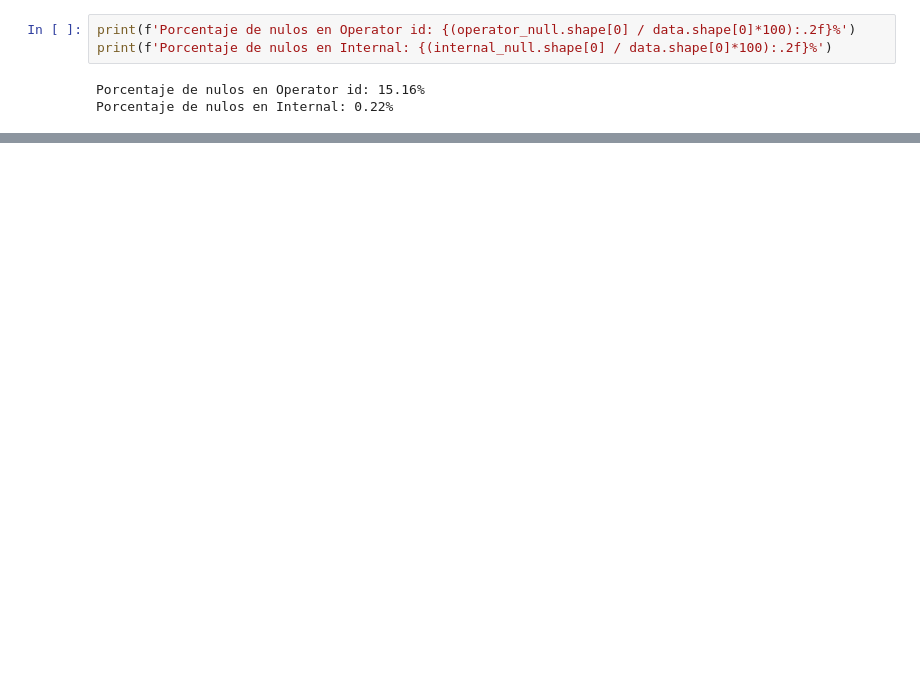
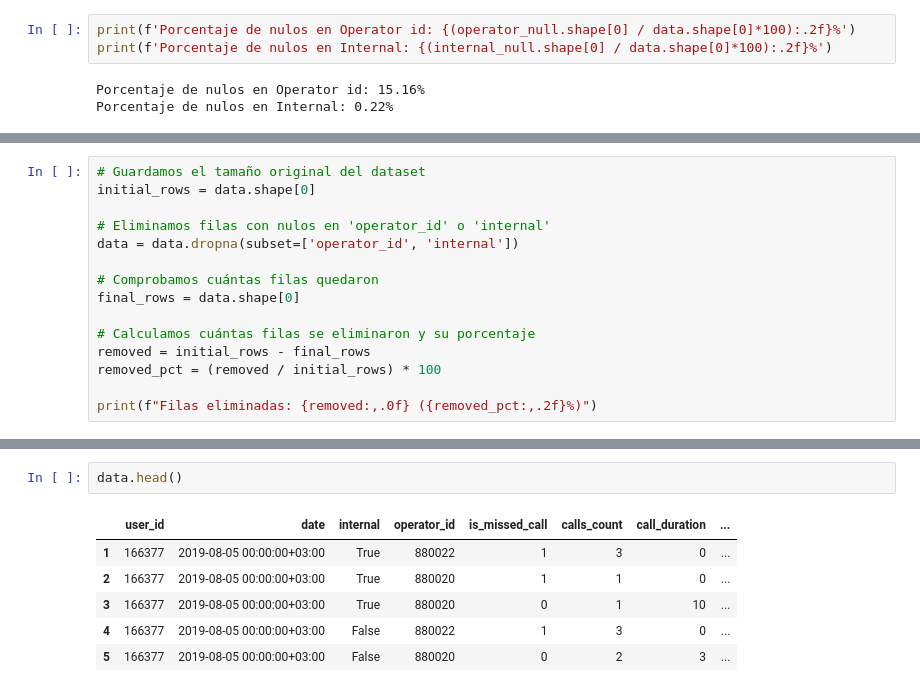
Before and after one commit to latostadorano/inefficient-operators-analysis, a Jupyter notebook: s14_telecom.ipynb, the cells around one changed output, grey strips where cells are left out. Cells and saved outputs as stored; diff of their text form; blank space fills up the shorter version.

```diff
--- a/s14_telecom.ipynb
+++ b/s14_telecom.ipynb
@@ -225,0 +216,15 @@ Name: count, dtype: int64
+# %%
+# Guardamos el tamaño original del dataset
+initial_rows = data.shape[0]
+
+# Eliminamos filas con nulos en 'operator_id' o 'internal'
+data = data.dropna(subset=['operator_id', 'internal'])
+
+# Comprobamos cuántas filas quedaron
+final_rows = data.shape[0]
+
+# Calculamos cuántas filas se eliminaron y su porcentaje
+removed = initial_rows - final_rows
+removed_pct = (removed / initial_rows) * 100
+
+print(f"Filas eliminadas: {removed:,.0f} ({removed_pct:,.2f}%)")
@@ -225,0 +281,9 @@ Name: count, dtype: int64
+# %%
+data.head()
+# %% [output]
+|  | user_id | date | internal | operator_id | is_missed_call | calls_count | call_duration | ... |
+| 1 | 166377 | 2019-08-05 00:00:00+03:00 | True | 880022 | 1 | 3 | 0 | ... |
+| 2 | 166377 | 2019-08-05 00:00:00+03:00 | True | 880020 | 1 | 1 | 0 | ... |
+| 3 | 166377 | 2019-08-05 00:00:00+03:00 | True | 880020 | 0 | 1 | 10 | ... |
+| 4 | 166377 | 2019-08-05 00:00:00+03:00 | False | 880022 | 1 | 3 | 0 | ... |
+| 5 | 166377 | 2019-08-05 00:00:00+03:00 | False | 880020 | 0 | 2 | 3 | ... |
```
Also changed, not shown: parts of 25 cells of this notebook.
